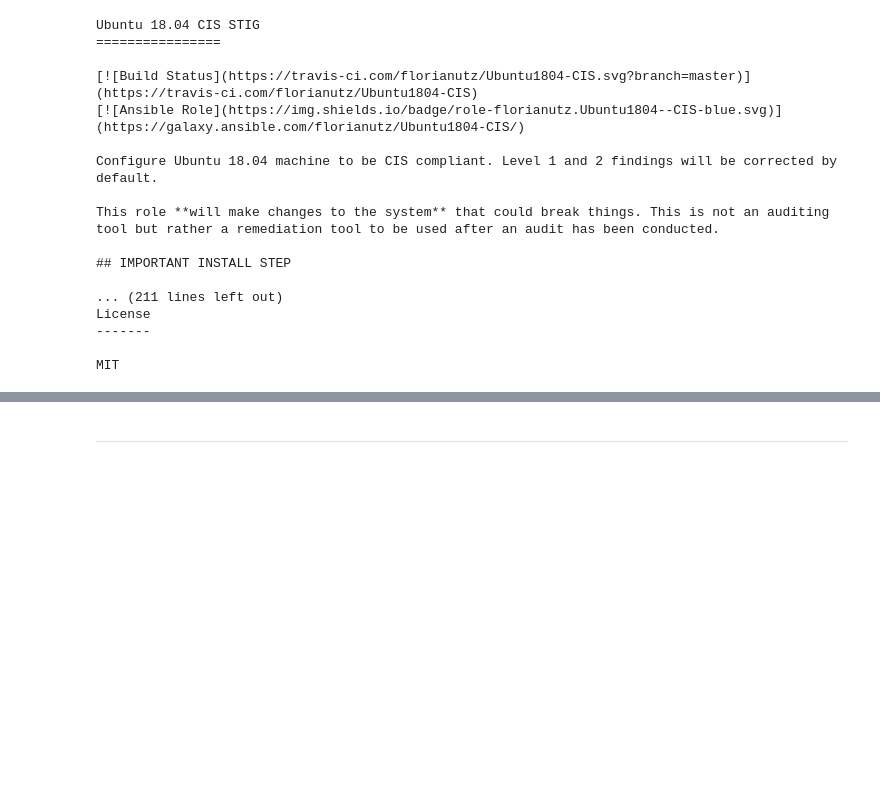
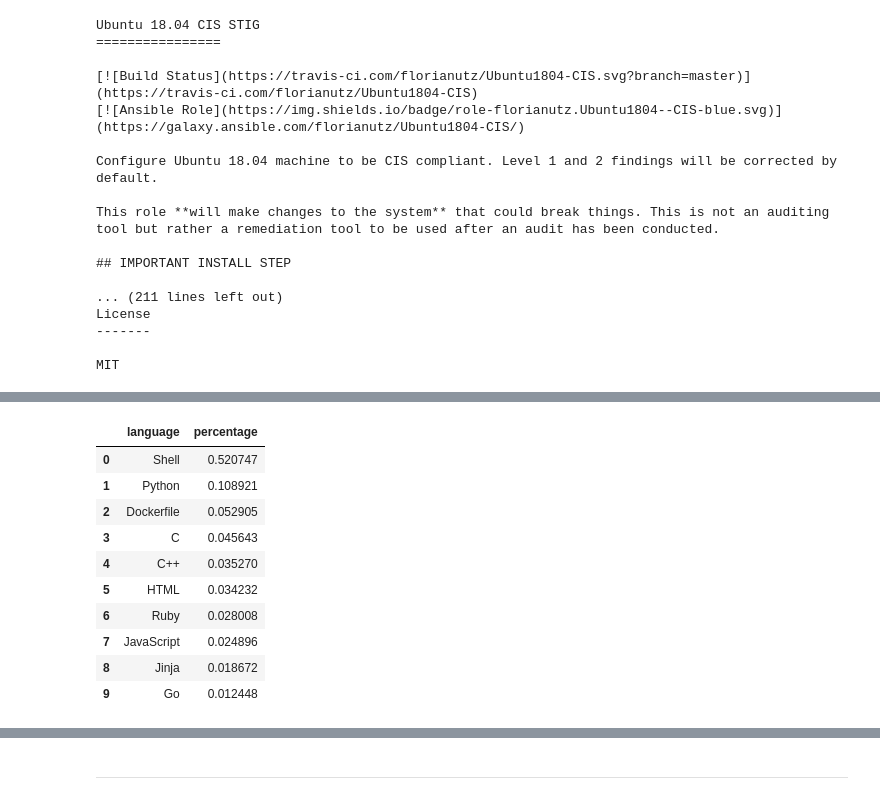
Before and after one commit to jemison-nlp-AnJeSt/github-NLP-project, a Jupyter notebook: Eyring-notebook.ipynb, the cells around one changed output, grey strips where cells are left out. Drawn from its saved outputs; the diff is of its cells as text; code cells hidden in the pictures; blank space fills up the shorter version.

```diff
--- a/Eyring-notebook.ipynb
+++ b/Eyring-notebook.ipynb
@@ -61,0 +129,16 @@ MIT
+# %%
+#creating a df of the percentages to prep for charts:
+temp = pd.DataFrame({'language' : language_counts.index, 'percentage': language_counts.values})
+temp
+# %% [output]
+|  | language | percentage |
+| 0 | Shell | 0.520747 |
+| 1 | Python | 0.108921 |
+| 2 | Dockerfile | 0.052905 |
+| 3 | C | 0.045643 |
+| 4 | C++ | 0.035270 |
+| 5 | HTML | 0.034232 |
+| 6 | Ruby | 0.028008 |
+| 7 | JavaScript | 0.024896 |
+| 8 | Jinja | 0.018672 |
+| 9 | Go | 0.012448 |
```
Also changed, not shown: parts of 30 cells of this notebook.
